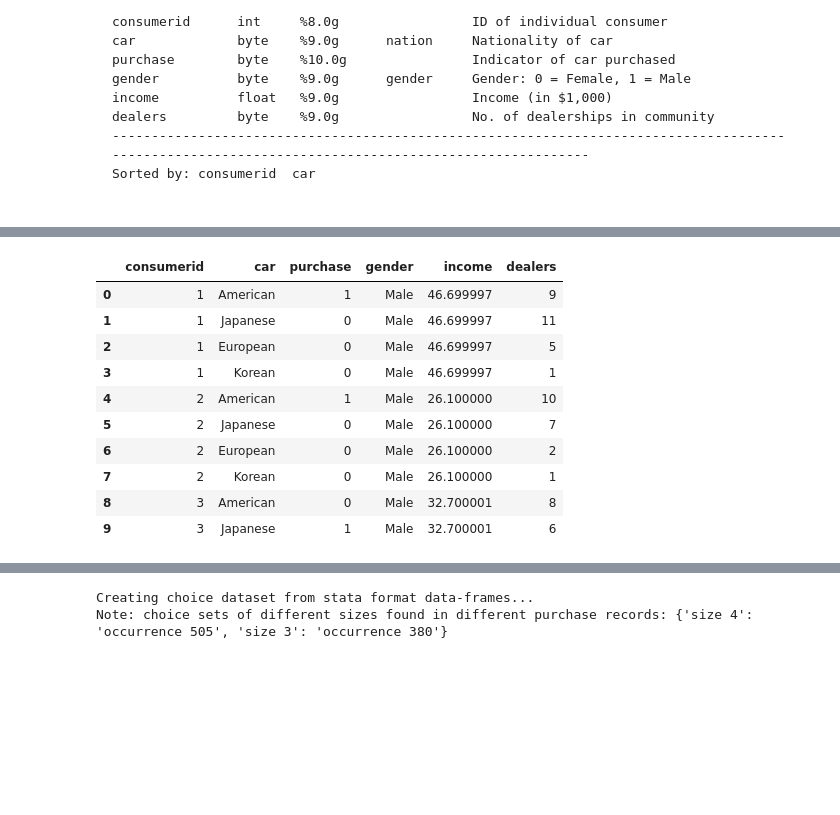
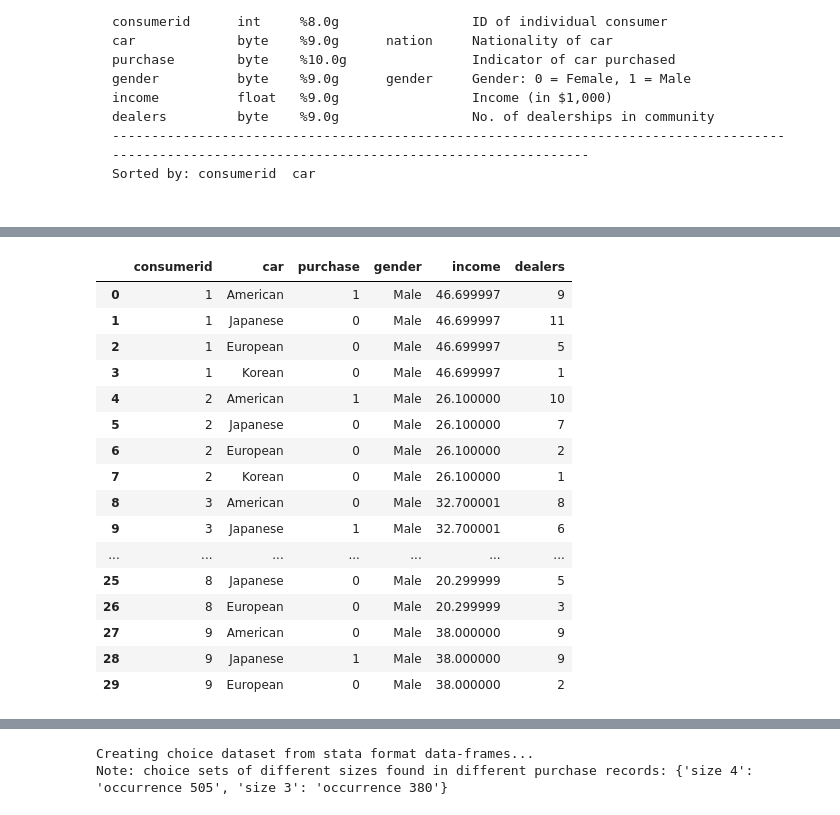
Before and after one commit to gsbDBI/torch-choice, a Jupyter notebook: tutorials/easy_data_management.ipynb, the cells around one changed output, grey strips where cells are left out. Drawn from its saved outputs; the diff is of its cells as text; code cells hidden in the pictures; blank space fills up the shorter version.

```diff
--- a/tutorials/easy_data_management.ipynb
+++ b/tutorials/easy_data_management.ipynb
@@ -58,17 +68,23 @@ Sorted by: consumerid  car
 # %%
-df.head(10)
+df.head(30)
 # %% [output]
 |  | consumerid | car | purchase | gender | income | dealers |
 | 0 | 1 | American | 1 | Male | 46.699997 | 9 |
 | 1 | 1 | Japanese | 0 | Male | 46.699997 | 11 |
 | 2 | 1 | European | 0 | Male | 46.699997 | 5 |
 | 3 | 1 | Korean | 0 | Male | 46.699997 | 1 |
 | 4 | 2 | American | 1 | Male | 26.100000 | 10 |
 | 5 | 2 | Japanese | 0 | Male | 26.100000 | 7 |
 | 6 | 2 | European | 0 | Male | 26.100000 | 2 |
 | 7 | 2 | Korean | 0 | Male | 26.100000 | 1 |
 | 8 | 3 | American | 0 | Male | 32.700001 | 8 |
 | 9 | 3 | Japanese | 1 | Male | 32.700001 | 6 |
+| ... | ... | ... | ... | ... | ... | ... |
+| 25 | 8 | Japanese | 0 | Male | 20.299999 | 5 |
+| 26 | 8 | European | 0 | Male | 20.299999 | 3 |
+| 27 | 9 | American | 0 | Male | 38.000000 | 9 |
+| 28 | 9 | Japanese | 1 | Male | 38.000000 | 9 |
+| 29 | 9 | European | 0 | Male | 38.000000 | 2 |
 # %% [markdown]
 ## Main Dataset
 The wrapper we built requires several data frames, providing the correct information is all we need to do in this tutorial, the data wrapper will handle the construction of `ChoiceDataset` for you.
```
Also changed, not shown: parts of 41 cells of this notebook.
